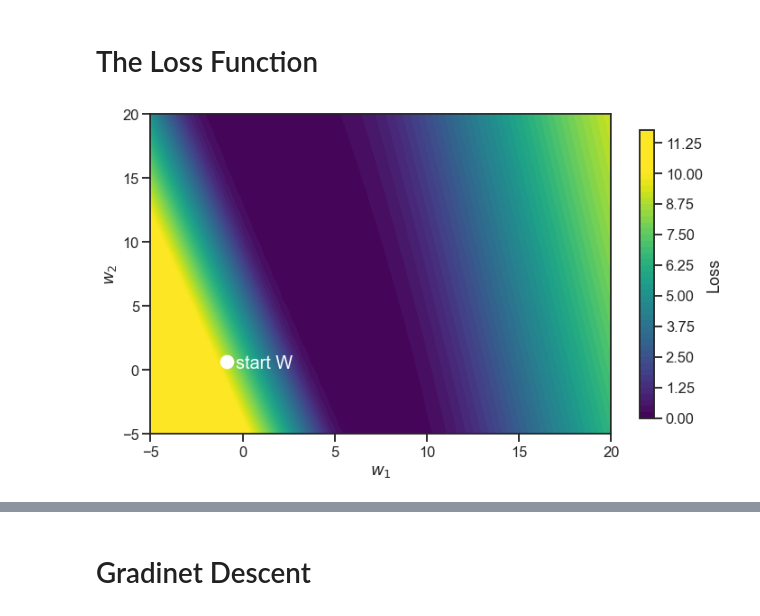
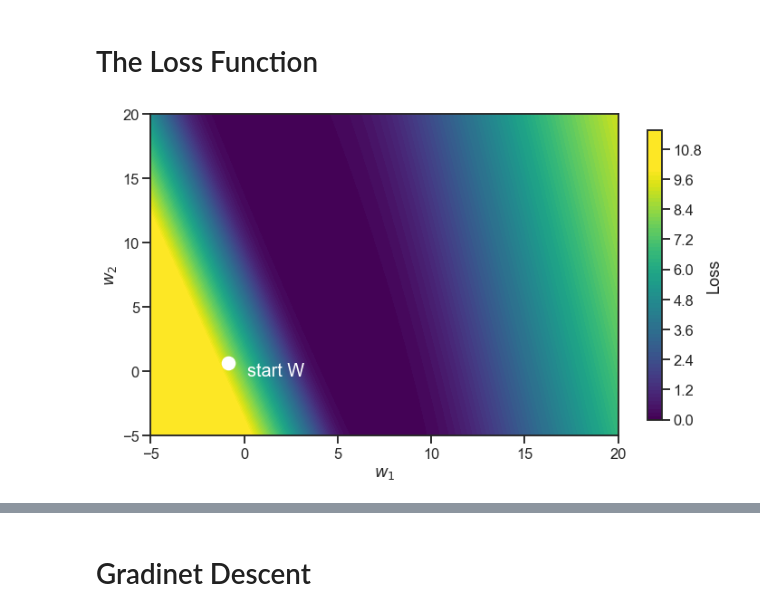
Before and after one commit to athms/deep-learning-basics, a Jupyter notebook: 0-Perceptron-Gradient-Descent.ipynb, the cells around one changed output, grey strips where cells are left out. Cells and saved outputs as stored; diff of their text form; code cells hidden in the pictures.

```diff
--- a/0-Perceptron-Gradient-Descent.ipynb
+++ b/0-Perceptron-Gradient-Descent.ipynb
@@ -142,8 +142,8 @@ np.random.seed(4321)
 perceptron = Perceptron(n_in=2, b=-15)
 w_start = np.array(perceptron.w)
 # %%
-w1_vals = np.linspace(-5, 20, 50)
-w2_vals = np.linspace(-5, 20, 50)
+w1_vals = np.linspace(-5, 20, 100)
+w2_vals = np.linspace(-5, 20, 100)
 # %%
 W1, W2 = np.meshgrid(w1_vals, w2_vals)
 grid_r, grid_c = W1.shape
@@ -155,17 +155,17 @@ for i in range(grid_r):
 # %%
 fig, ax = plt.subplots(1, 1, figsize=(10,6))
 # plot contour
-cs = ax.contourf(W1, W2, ZZ, 50, vmax=10, cmap=plt.get_cmap('viridis'))
+cs = ax.contourf(W1, W2, ZZ, 100, vmax=10, cmap=plt.get_cmap('viridis'))
 cbar = fig.colorbar(cs, ax=ax, shrink=0.9)
 # mark start point
 ax.scatter(w_start[0], w_start[1], color='white', s=200)
-ax.text(w_start[0]+0.5, w_start[1]-0.5, 'start W', color='white', fontsize=20)
+ax.text(w_start[0]+1, w_start[1]-1, 'start W', color='white', fontsize=20)
 # label axes
 cbar.set_label('Loss')
 ax.set_xlabel(r"$w_1$")
 ax.set_ylabel(r"$w_2$")
 # save figure
 fig.tight_layout()
 fig.savefig('figures/Figure-0-2_Perceptron-Loss.png', dpi=600)
 # %% [output]
-[figure, old version]
+[figure, new version]
```
Also changed, not shown: parts of 2 cells of this notebook.
